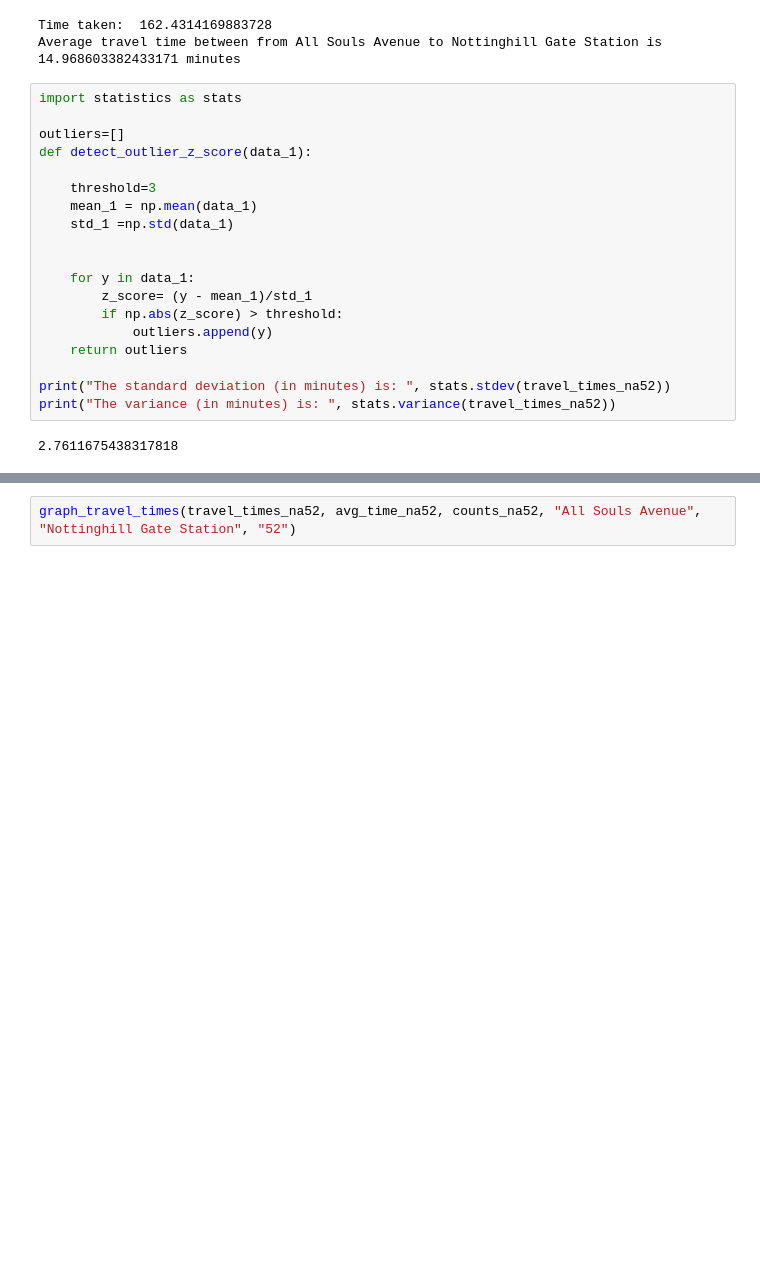
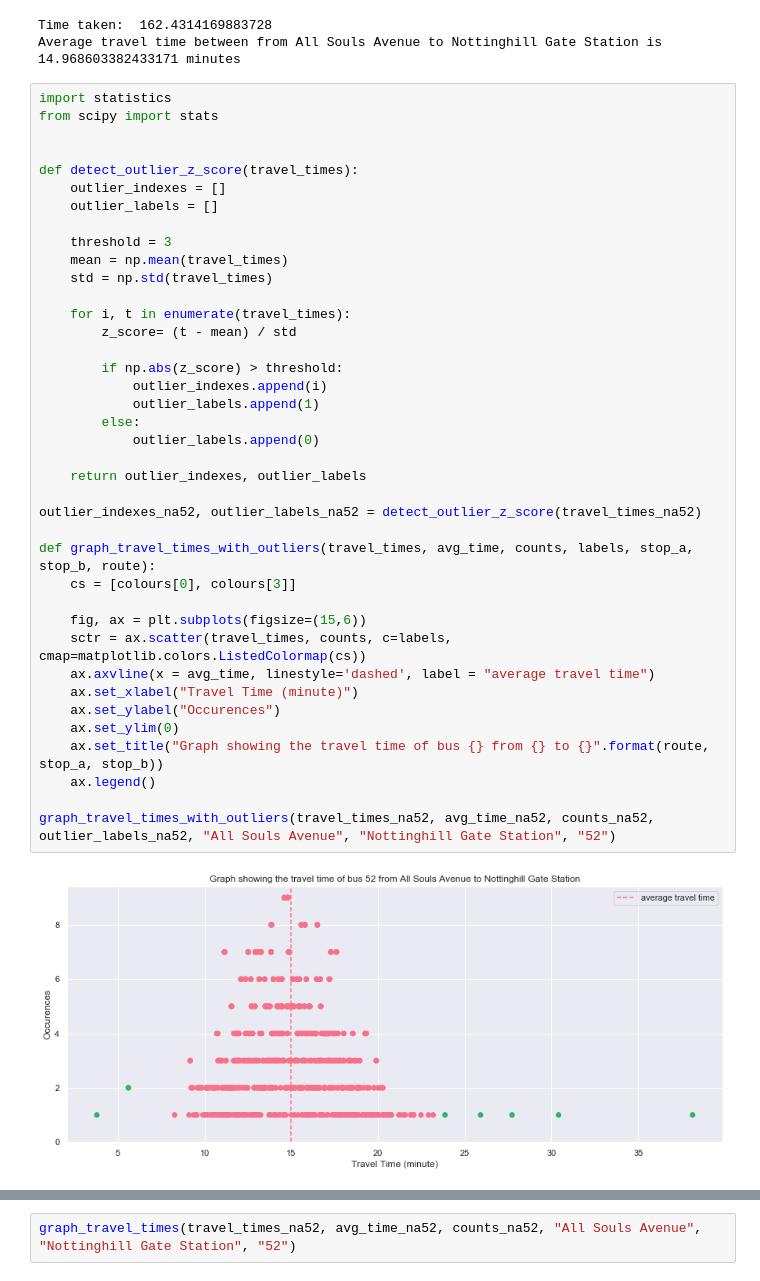
Before and after one commit to serenelc/individual-project-beng, a Jupyter notebook: data-exploration.ipynb, the cells around one changed output, grey strips where cells are left out. Cells and saved outputs as stored; diff of their text form; blank space fills up the shorter version.

```diff
--- a/data-exploration.ipynb
+++ b/data-exploration.ipynb
@@ -461,24 +460,44 @@ print("Average travel time between from All Souls Avenue to Nottinghill Gate Sta
 # %% [output]
 Time taken:  162.4314169883728
 Average travel time between from All Souls Avenue to Nottinghill Gate Station is 14.968603382433171 minutes
-# %%
-import statistics as stats
-
-outliers=[]
-def detect_outlier_z_score(data_1):
-
-    threshold=3
-    mean_1 = np.mean(data_1)
-    std_1 =np.std(data_1)
-
-
-    for y in data_1:
-        z_score= (y - mean_1)/std_1
-        if np.abs(z_score) > threshold:
-            outliers.append(y)
-    return outliers
-
-print("The standard deviation (in minutes) is: ", stats.stdev(travel_times_na52))
-print("The variance (in minutes) is: ", stats.variance(travel_times_na52))
-# %% [output]
-2.7611675438317818
+# %%
+import statistics
+from scipy import stats
+
+
+def detect_outlier_z_score(travel_times):
+    outlier_indexes = []
+    outlier_labels = []
+
+    threshold = 3
+    mean = np.mean(travel_times)
+    std = np.std(travel_times)
+
+    for i, t in enumerate(travel_times):
+        z_score= (t - mean) / std
+
+        if np.abs(z_score) > threshold:
+            outlier_indexes.append(i)
+            outlier_labels.append(1)
+        else:
+            outlier_labels.append(0)
+
+    return outlier_indexes, outlier_labels
+
+outlier_indexes_na52, outlier_labels_na52 = detect_outlier_z_score(travel_times_na52)
+
+def graph_travel_times_with_outliers(travel_times, avg_time, counts, labels, stop_a, stop_b, route):
+    cs = [colours[0], colours[3]]
+
+    fig, ax = plt.subplots(figsize=(15,6))
+    sctr = ax.scatter(travel_times, counts, c=labels, cmap=matplotlib.colors.ListedColormap(cs))
+    ax.axvline(x = avg_time, linestyle='dashed', label = "average travel time")
+    ax.set_xlabel("Travel Time (minute)")
+    ax.set_ylabel("Occurences")
+    ax.set_ylim(0)
+    ax.set_title("Graph showing the travel time of bus {} from {} to {}".format(route, stop_a, stop_b))
+    ax.legend()
+
+graph_travel_times_with_outliers(travel_times_na52, avg_time_na52, counts_na52, outlier_labels_na52, "All Souls Avenue", "Nottinghill Gate Station", "52")
+# %% [output]
+[figure, added]
```
Also changed, not shown: parts of 13 cells of this notebook, 40 other files.
